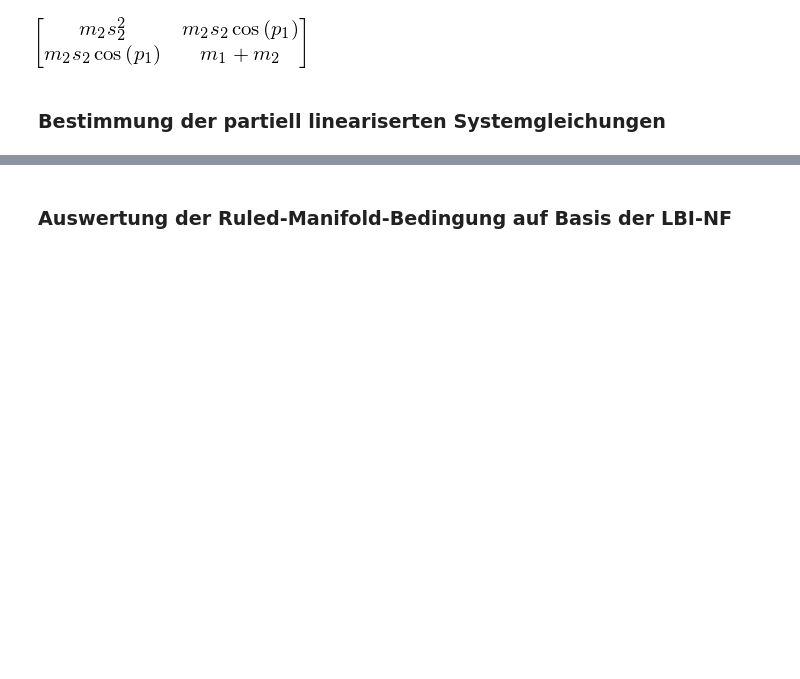
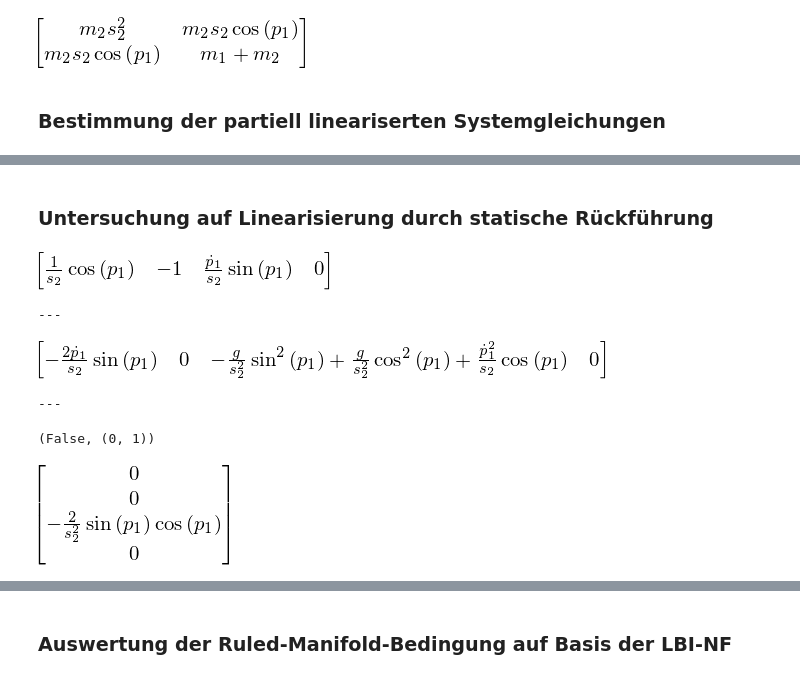
Before and after one commit to cknoll/beispiele, a Jupyter notebook: relevant/wagen_pendel_nichtflachheit.ipynb, the cells around one changed output, grey strips where cells are left out. Drawn from its saved outputs; the diff is of its cells as text; code cells hidden in the pictures; blank space fills up the shorter version.

```diff
--- a/relevant/mechanik_wagen_pendel_nichtflachheit.ipynb
+++ b/relevant/wagen_pendel_nichtflachheit.ipynb
@@ -128 +128,11 @@ g1 = st.col_split(G)
 ---
+# %% [markdown]
+### Untersuchung auf Linearisierung durch statische Rückführung
+# %%
+ad_f1_g = st.lie_bracket(f, g1, xx) ##:T
+ad_f2_g = st.lie_bracket(f, ad_f1_g, xx) ##:T
+# %% [output]
+[figure, added]
+---
+[figure, added]
+---
@@ -128,0 +142,8 @@ g1 = st.col_split(G)
+# %%
+st.involutivity_test(Delta1, xx)
+# %% [output]
+(False, (0, 1))
+# %%
+st.lie_bracket(g1, ad_f1_g, xx)
+# %% [output]
+[figure, added]
```
Also changed, not shown: parts of 9 cells of this notebook, 26 other files.
